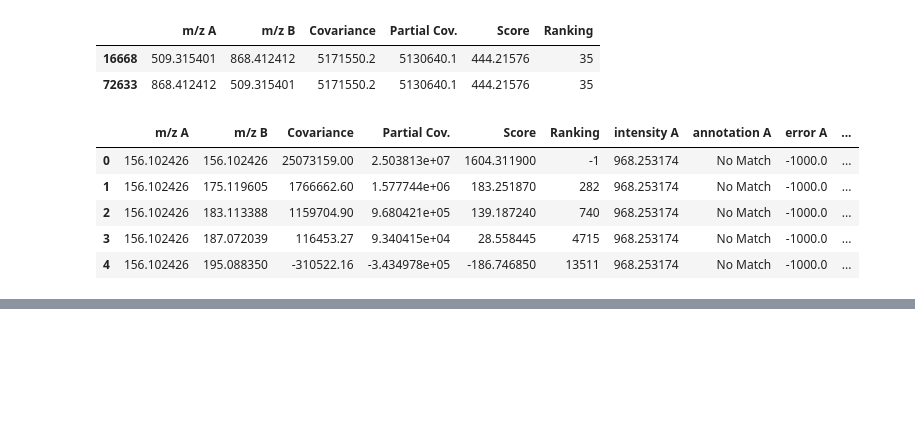
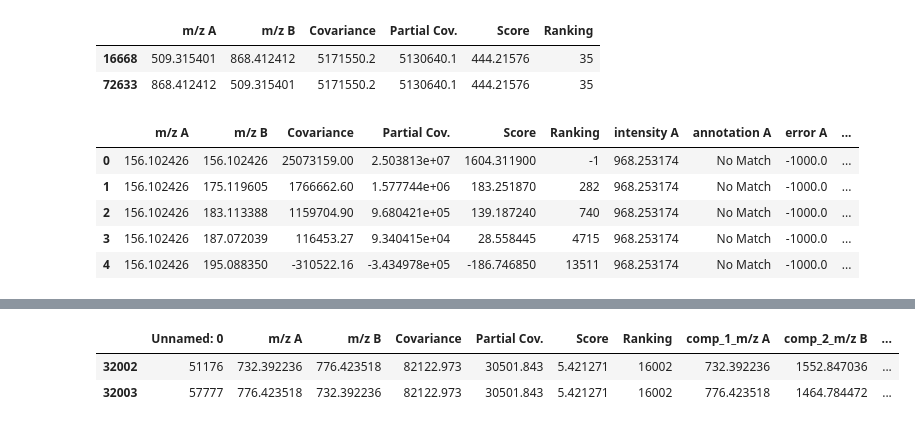
Before and after one commit to Kevinxsn/2D_spec_dict, a Jupyter notebook: pepline/pepline_test.ipynb, the cells around one changed output, grey strips where cells are left out. Cells and saved outputs as stored; diff of their text form; code cells hidden in the pictures; blank space fills up the shorter version.

```diff
--- a/pepline/pepline_test.ipynb
+++ b/pepline/pepline_test.ipynb
@@ -572,0 +595,6 @@ mms_df.head()
+# %%
+partitioned[partitioned['Ranking'] ==16002]
+# %% [output]
+|  | Unnamed: 0 | m/z A | m/z B | Covariance | Partial Cov. | Score | Ranking | comp_1_m/z A | comp_2_m/z B | ... |
+| 32002 | 51176 | 732.392236 | 776.423518 | 82122.973 | 30501.843 | 5.421271 | 16002 | 732.392236 | 1552.847036 | ... |
+| 32003 | 57777 | 776.423518 | 732.392236 | 82122.973 | 30501.843 | 5.421271 | 16002 | 776.423518 | 1464.784472 | ... |
```
Also changed, not shown: parts of 3 cells of this notebook, 15 other files.
